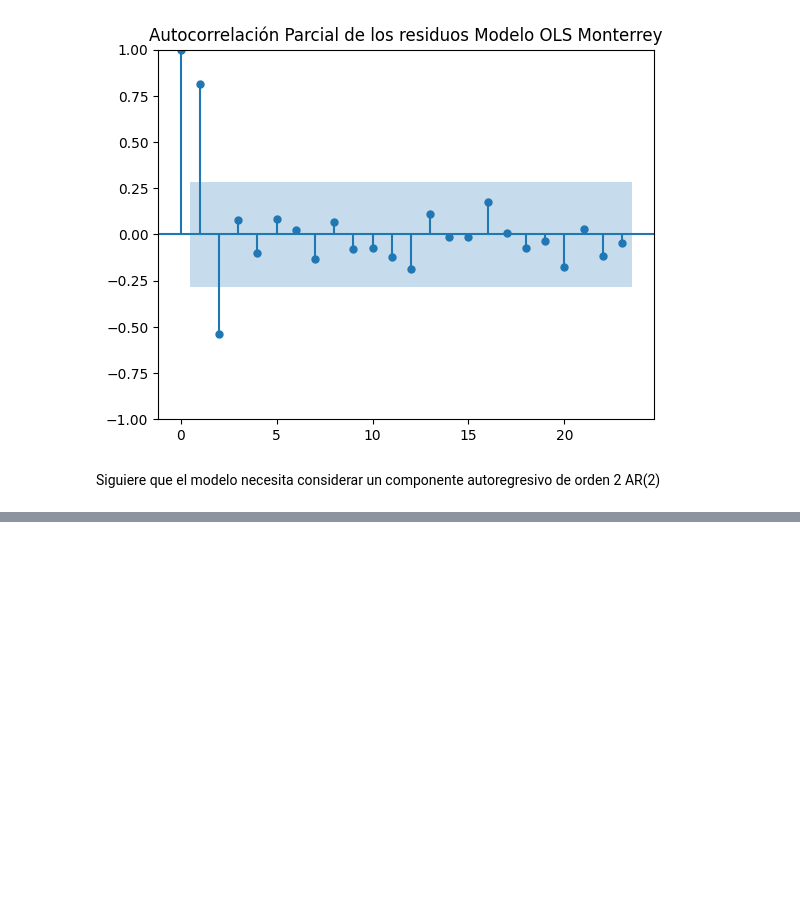
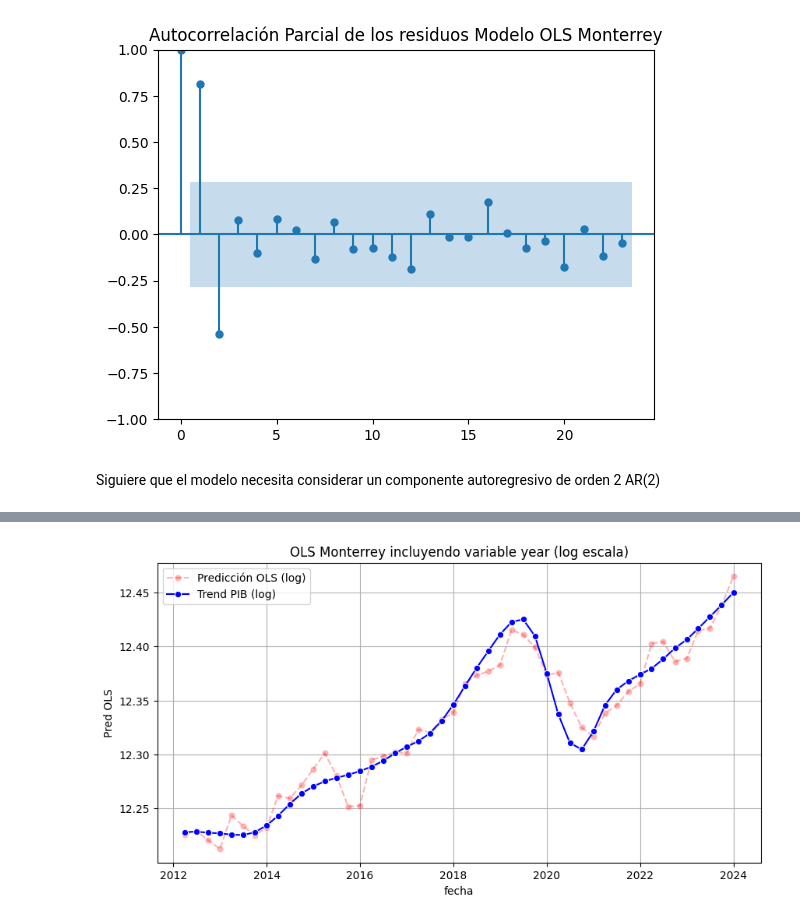
Before and after one commit to jmlopezfabian/Analisis-Imagenes-Satelitales-VNP46A1-, a Jupyter notebook: notebooks/Pruebas_Lin_OLS_Lags.ipynb, the cells around one changed output, grey strips where cells are left out. Saved outputs shown, nothing was run; the diff lists cells and outputs as text; code cells hidden in the pictures; blank space fills up the shorter version.

```diff
--- a/notebooks/Pruebas_Linealidad_Monterrey.ipynb
+++ b/notebooks/Pruebas_Lin_OLS_Lags.ipynb
@@ -309,0 +373,97 @@ Siguiere que el modelo necesita considerar un componente autoregresivo de orden
+# %%
+from sklearn.preprocessing import StandardScaler
+import statsmodels.api as sm
+import matplotlib.pyplot as plt
+import seaborn as sns
+
+from sklearn.metrics import mean_squared_error, mean_absolute_error
+
+# Variables independientes (excluyendo columnas no numéricas o que no quieres incluir)
+mont_rad_pib["year"] = mont_rad_pib["fecha"].dt.year
+medidas.append("year")
+
+#X = mont_rad_pib.drop(columns=["quarter", "fecha", "pib_mun_desestacionalizado", "municipio", "pib_mun_trend", "log_pib_mun_trend"])
+#if "Pred OLS" in mont_rad_pib.columns:
+#    X = mont_rad_pib.drop(columns=["quarter", "fecha", "pib_mun_desestacionalizado", "municipio", "pib_mun_trend", "log_pib_mun_trend", "Pred OLS"])
+#else:
+#    X = mont_rad_pib.drop(columns=["quarter", "fecha", "pib_mun_desestacionalizado", "municipio", "pib_mun_trend", "log_pib_mun_trend"])
+
+X = mont_rad_pib[medidas]
+print("Columnas en X:", X.columns)
+y = mont_rad_pib["log_pib_mun_trend"]
+
+# Escalar las variables X
+scaler = StandardScaler()
+X_scaled = scaler.fit_transform(X)
+
+# Convertir de nuevo a DataFrame (opcional, para mantener nombres de columnas)
+import pandas as pd
+X_scaled = pd.DataFrame(X_scaled, columns=X.columns, index=X.index)
+
+# Añadir constante al modelo
+X_scaled = sm.add_constant(X_scaled)
+
+# Ajustar modelo OLS
+modelo = sm.OLS(y, X_scaled)
+resultado = modelo.fit()
+
+print(resultado.summary())
+
+# Guardar predicciones
+mont_rad_pib["Pred OLS"] = resultado.predict(X_scaled)
+
+# Métricas de desempeño EN ESCALA ORIGINAL
+import numpy as np
+y_pred_log = mont_rad_pib["Pred OLS"]
+y_log = mont_rad_pib["log_pib_mun_trend"]
+
+y_pred_exp = np.exp(y_pred_log)
+y_exp = np.exp(y_log)
+
+# Métricas escala logarítmica
+mse_log = mean_squared_error(y_log, y_pred_log)
+rmse_log = np.sqrt(mse_log)
+mae_log = mean_absolute_error(y_log, y_pred_log)
+mape_log = (abs((y_log - y_pred_log) / y_log).mean())
+
+# Métricas escala original
+mse = mean_squared_error(y_exp, y_pred_exp)
+rmse = np.sqrt(mse)
+mae = mean_absolute_error(y_exp, y_pred_exp)
+mape = (abs((y_exp - y_pred_exp) / y_exp).mean())
+
+metrics_df = pd.DataFrame({
+    "MSE_Original": [mse],
+    "RMSE_Original": [rmse],
+    "MAE_Original": [mae],
+    "MAPE_Original": [mape],
+    "MSE_Log": [mse_log],
+    "RMSE_Log": [rmse_log],
+    "MAE_Log": [mae_log],
+    "MAPE_Log": [mape_log]
+})
+
+print("\nMétricas de desempeño OLS incluyendo year:")
+print(metrics_df)
+
+# Mostrar métricas como tabla en el notebook
+display(metrics_df)
+
+# Graficar escala logarítmica
+plt.figure(figsize=(10, 5))
+sns.lineplot(x="fecha", y="Pred OLS", data=mont_rad_pib, color="red", label="Predicción OLS (log)", marker="o", linestyle="--", alpha=0.3)
+sns.lineplot(x="fecha", y="log_pib_mun_trend", data=mont_rad_pib, color="blue", label="Trend PIB (log)", marker="o")
+plt.legend()
+plt.title("OLS Monterrey incluyendo variable year (log escala)")
+plt.grid(True)
+plt.show()
+
+# Graficar en escala original
+plt.figure(figsize=(10, 5))
+sns.lineplot(x="fecha", y=y_pred_exp, data=mont_rad_pib, color="red", label="Predicción OLS (delog)", marker="o", linestyle="--", alpha=0.3)
+sns.lineplot(x="fecha", y=y_exp, data=mont_rad_pib, color="blue", label="Trend PIB (delog)", marker="o")
+plt.legend()
+plt.title("OLS Monterrey incluyendo variable year (escala original)")
+plt.grid(True)
+plt.show()
+# %% [output]
@@ -309,0 +489 @@ Siguiere que el modelo necesita considerar un componente autoregresivo de orden
+[figure, added]
```
Also changed, not shown: parts of 8 cells of this notebook, 1 other file.
